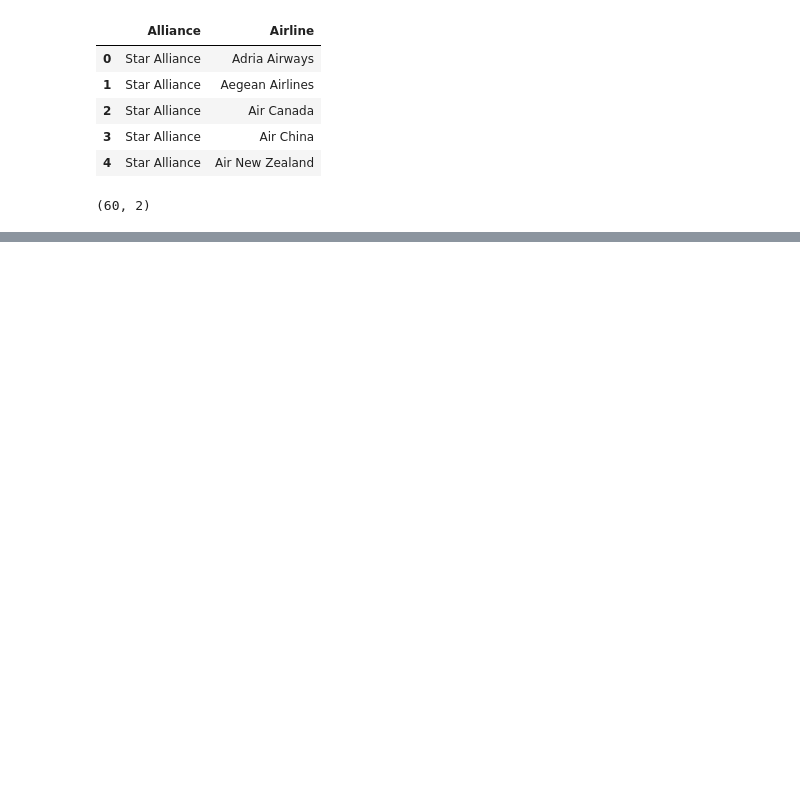
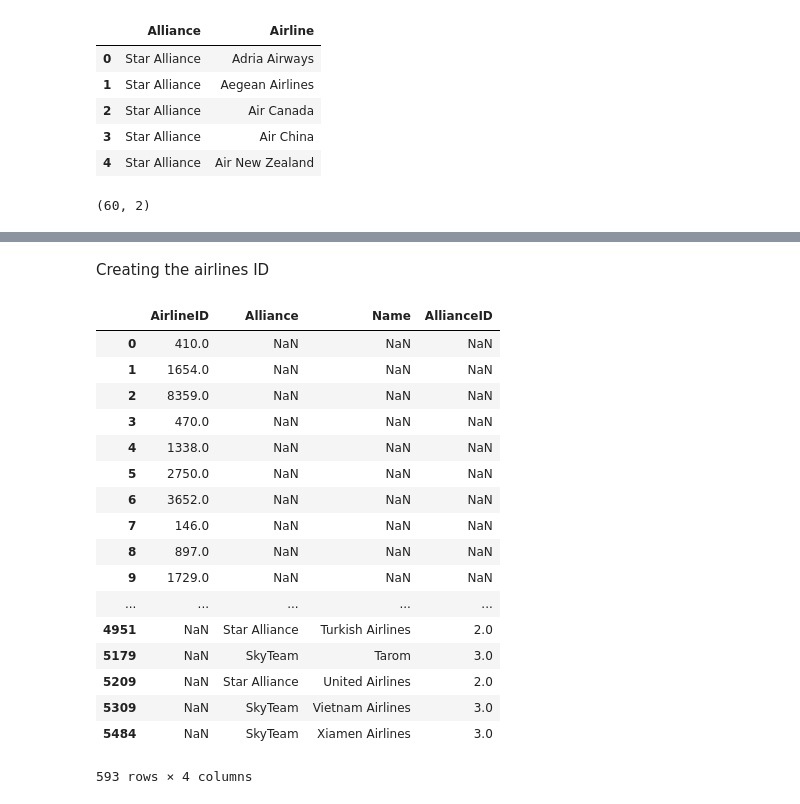
Before and after one commit to nicolasFontbonne/Project_ntds, a Jupyter notebook: main_nico.ipynb, the cells around one changed output, grey strips where cells are left out. Saved outputs shown, nothing was run; the diff lists cells and outputs as text; code cells hidden in the pictures; blank space fills up the shorter version.

```diff
--- a/main_nico.ipynb
+++ b/main_nico.ipynb
@@ -80,0 +90,4 @@ merged
+# %%
+allianceID = pd.DataFrame({"Star Alliance":[2],"SkyTeam":[3], "One World":[4]}).transpose()
+allianceID = allianceID.rename(columns={0:'AllianceID'})
+allianceID
@@ -80,0 +99,3 @@ merged
+# %%
+allianceAirlines = allianceAirlines.join(allianceID, on="Alliance", how="right")
+allianceAirlines.head()
@@ -80,0 +139,30 @@ merged
+# %% [markdown]
+Creating the airlines ID
+# %%
+airlinesID = routes[['AirlineID']]
+airlinesID = airlinesID.drop_duplicates()
+airlinesID = airlinesID.replace('\\N',np.NaN).dropna()
+airlinesID.AirlineID= airlinesID.AirlineID.astype('int')
+airlinesID.reset_index(inplace=True)
+airlinesID = airlinesID.drop(columns=['index'])
+airlinesID = airlinesID.join(allianceAirlines, how = 'outer')
+airlinesID
+# %% [output]
+|  | AirlineID | Alliance | Name | AllianceID |
+| 0 | 410.0 | NaN | NaN | NaN |
+| 1 | 1654.0 | NaN | NaN | NaN |
+| 2 | 8359.0 | NaN | NaN | NaN |
+| 3 | 470.0 | NaN | NaN | NaN |
+| 4 | 1338.0 | NaN | NaN | NaN |
+| 5 | 2750.0 | NaN | NaN | NaN |
+| 6 | 3652.0 | NaN | NaN | NaN |
+| 7 | 146.0 | NaN | NaN | NaN |
+| 8 | 897.0 | NaN | NaN | NaN |
+| 9 | 1729.0 | NaN | NaN | NaN |
+| ... | ... | ... | ... | ... |
+| 4951 | NaN | Star Alliance | Turkish Airlines | 2.0 |
+| 5179 | NaN | SkyTeam | Tarom | 3.0 |
+| 5209 | NaN | Star Alliance | United Airlines | 2.0 |
+| 5309 | NaN | SkyTeam | Vietnam Airlines | 3.0 |
+| 5484 | NaN | SkyTeam | Xiamen Airlines | 3.0 |
+593 rows × 4 columns
```
Also changed, not shown: parts of 21 cells of this notebook, 1 other file.
